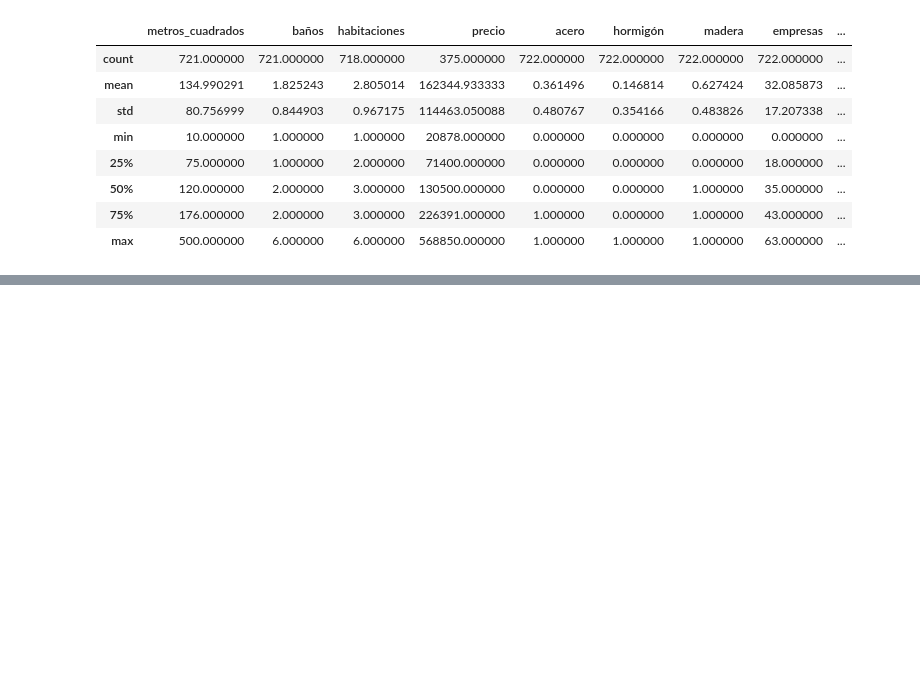
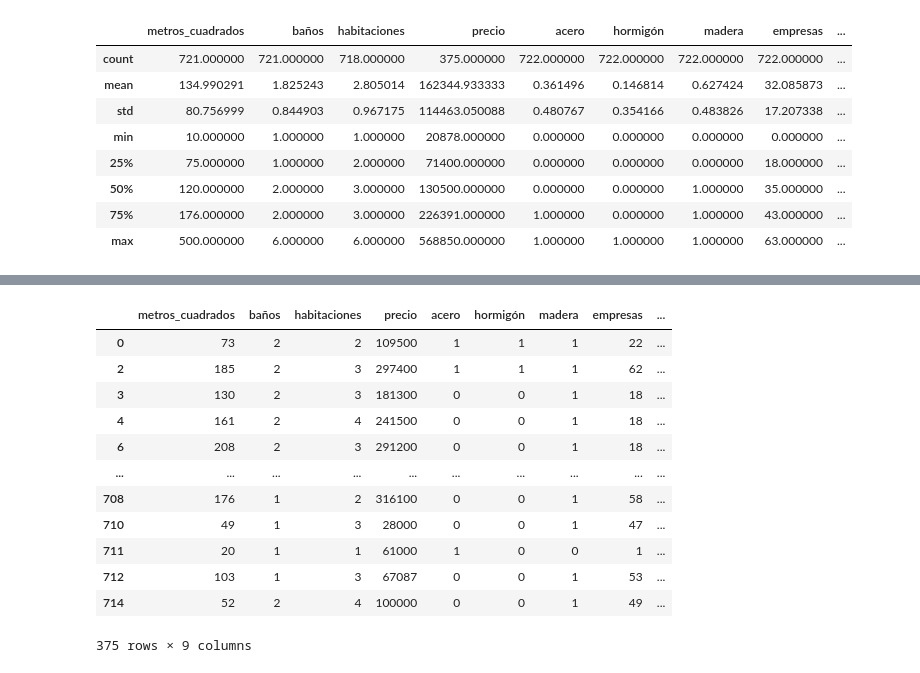
Before and after one commit to Paula-JS/proyecto_machine_learning, a Jupyter notebook: memoria.ipynb, the cells around one changed output, grey strips where cells are left out. Drawn from its saved outputs; the diff is of its cells as text; code cells hidden in the pictures; blank space fills up the shorter version.

```diff
--- a/memoria.ipynb
+++ b/memoria.ipynb
@@ -281,0 +309,2 @@ df.describe()
+# %%
+df = df_1.drop(columns=["material", "modelo", "empresa"])
@@ -281,0 +317,17 @@ df.describe()
+# %%
+df["precio"] = df["precio"].astype(int)
+df
+# %% [output]
+|  | metros_cuadrados | baños | habitaciones | precio | acero | hormigón | madera | empresas | ... |
+| 0 | 73 | 2 | 2 | 109500 | 1 | 1 | 1 | 22 | ... |
+| 2 | 185 | 2 | 3 | 297400 | 1 | 1 | 1 | 62 | ... |
+| 3 | 130 | 2 | 3 | 181300 | 0 | 0 | 1 | 18 | ... |
+| 4 | 161 | 2 | 4 | 241500 | 0 | 0 | 1 | 18 | ... |
+| 6 | 208 | 2 | 3 | 291200 | 0 | 0 | 1 | 18 | ... |
+| ... | ... | ... | ... | ... | ... | ... | ... | ... | ... |
+| 708 | 176 | 1 | 2 | 316100 | 0 | 0 | 1 | 58 | ... |
+| 710 | 49 | 1 | 3 | 28000 | 0 | 0 | 1 | 47 | ... |
+| 711 | 20 | 1 | 1 | 61000 | 1 | 0 | 0 | 1 | ... |
+| 712 | 103 | 1 | 3 | 67087 | 0 | 0 | 1 | 53 | ... |
+| 714 | 52 | 2 | 4 | 100000 | 0 | 0 | 1 | 49 | ... |
+375 rows × 9 columns
```
Also changed, not shown: parts of 60 cells of this notebook, 4 other files.
